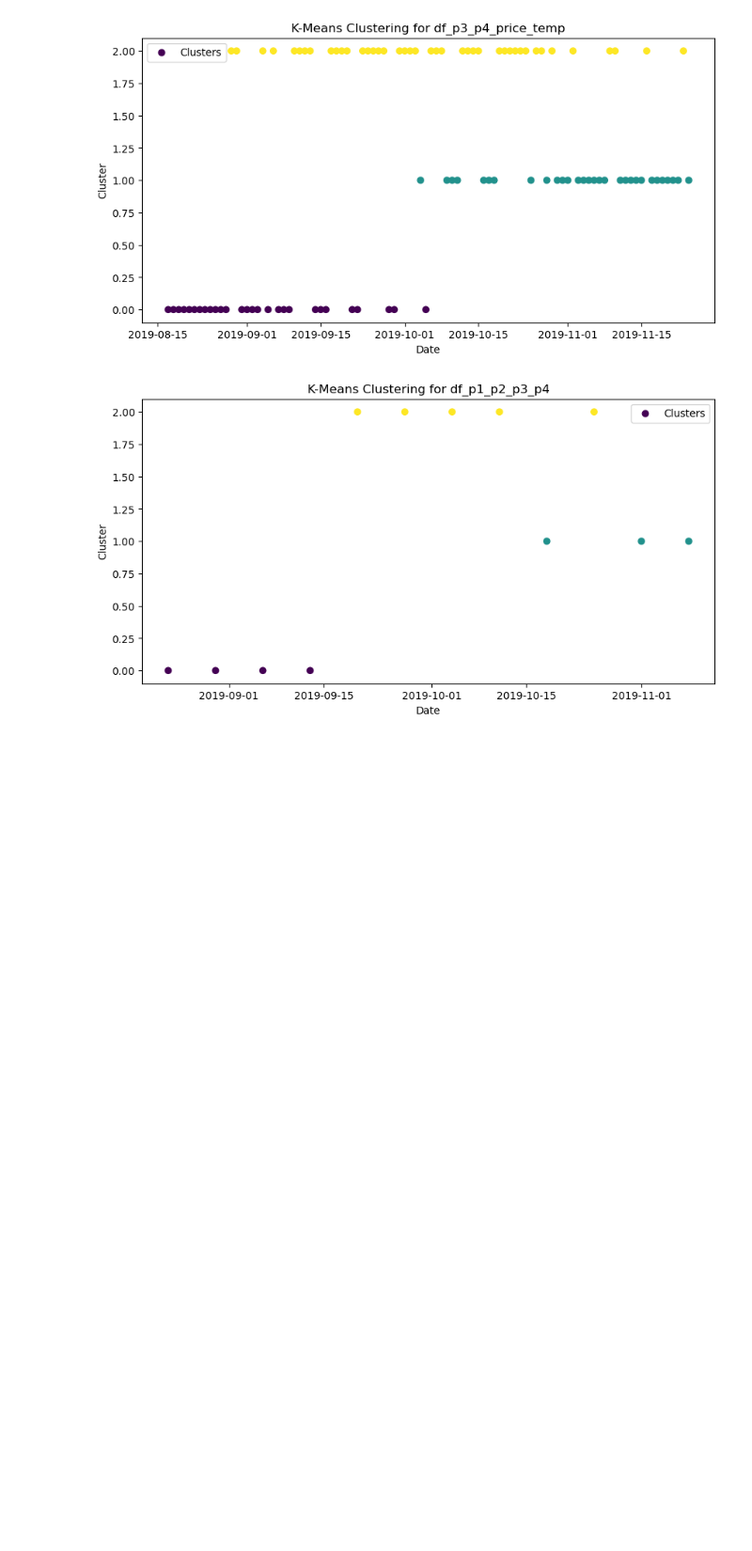
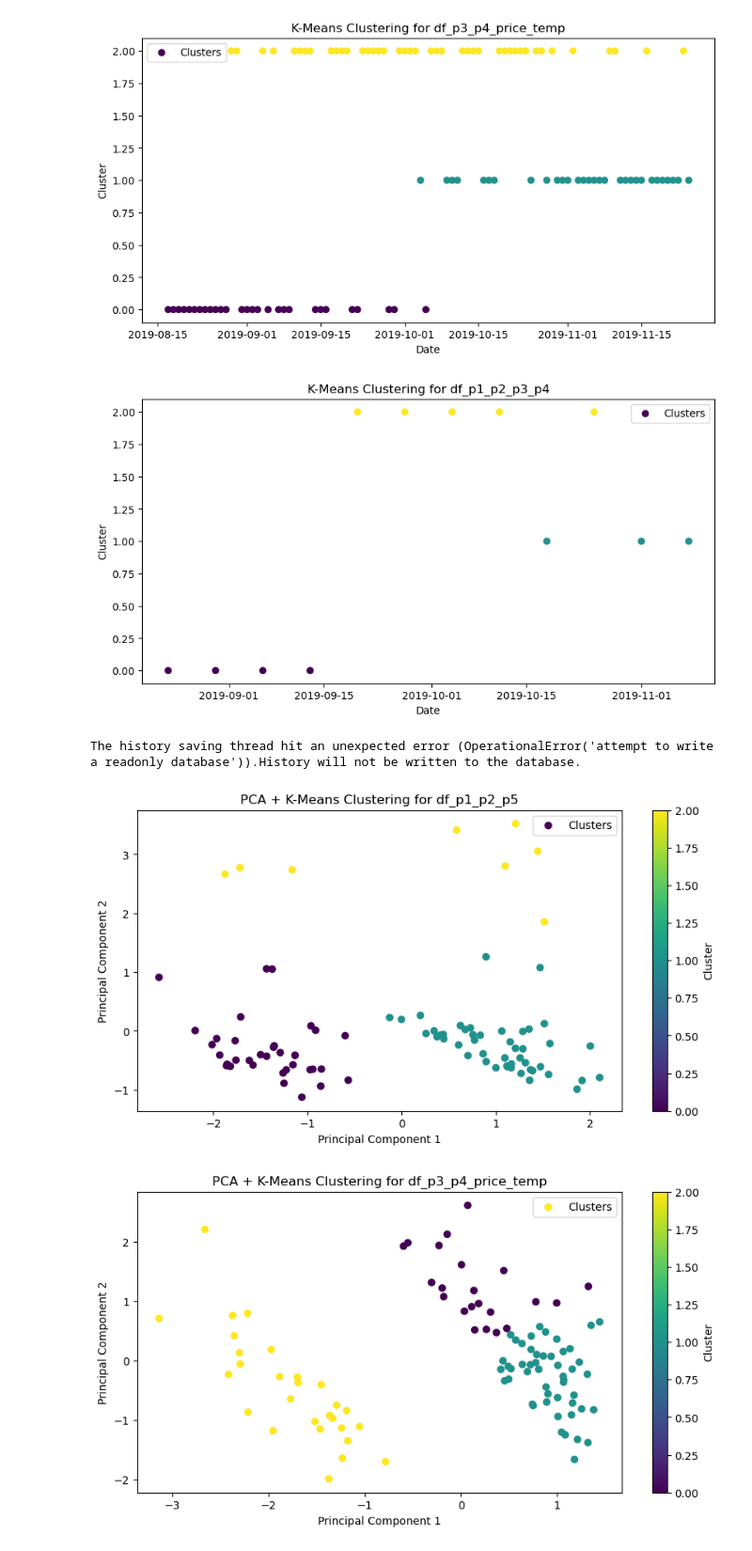
Before and after one commit to Suraj-st/PrinciplesOfDataScience_Group2, a Jupyter notebook: Shalindri/eda.ipynb, the cells around one changed output. Shown at 94% size. Drawn from its saved outputs; the diff is of its cells as text; code cells hidden in the pictures; blank space fills up the shorter version.

Commit message:
Principal Component Analysis

```diff
--- a/Shalindri/eda.ipynb
+++ b/Shalindri/eda.ipynb
@@ -137,3 +137,46 @@ for df, name in zip([df_p1_p2_p5, df_p3_p4_price_temp, df_p1_p2_p3_p4],
 [figure]
 [figure]
 [figure]
+# %%
+import pandas as pd
+import numpy as np
+import matplotlib.pyplot as plt
+from sklearn.decomposition import PCA
+from sklearn.cluster import KMeans
+from sklearn.preprocessing import StandardScaler
+
+# Perform PCA before K-Means Clustering
+for df, name in zip([df_p1_p2_p5, df_p3_p4_price_temp, df_p1_p2_p3_p4],
+                     ["df_p1_p2_p5", "df_p3_p4_price_temp", "df_p1_p2_p3_p4"]):
+
+    # Selecting features and dropping non-numeric or unnecessary columns
+    cluster_data = df.drop(columns=["id", "date", "price", "temperature"], errors='ignore')
+
+    # Standardize the data
+    scaler = StandardScaler()
+    scaled_data = scaler.fit_transform(cluster_data)
+
+    # Apply PCA (reduce to 2 principal components for visualization)
+    pca = PCA(n_components=2)
+    principal_components = pca.fit_transform(scaled_data)
+
+    # Convert to DataFrame
+    df_pca = pd.DataFrame(principal_components, columns=["PC1", "PC2"])
+
+    # Apply K-Means Clustering
+    kmeans = KMeans(n_clusters=3, random_state=42, n_init=10)
+    df_pca["Cluster"] = kmeans.fit_predict(df_pca)
+
+    # Plot results
+    plt.figure(figsize=(10, 5))
+    plt.scatter(df_pca["PC1"], df_pca["PC2"], c=df_pca["Cluster"], cmap="viridis", label="Clusters")
+    plt.xlabel("Principal Component 1")
+    plt.ylabel("Principal Component 2")
+    plt.title(f"PCA + K-Means Clustering for {name}")
+    plt.colorbar(label="Cluster")
+    plt.legend()
+    plt.show()
+# %% [output]
+The history saving thread hit an unexpected error (OperationalError('attempt to write a readonly database')).History will not be written to the database.
+[figure, added]
+[figure, added]
```
Also changed, not shown: parts of 1 cell of this notebook.
